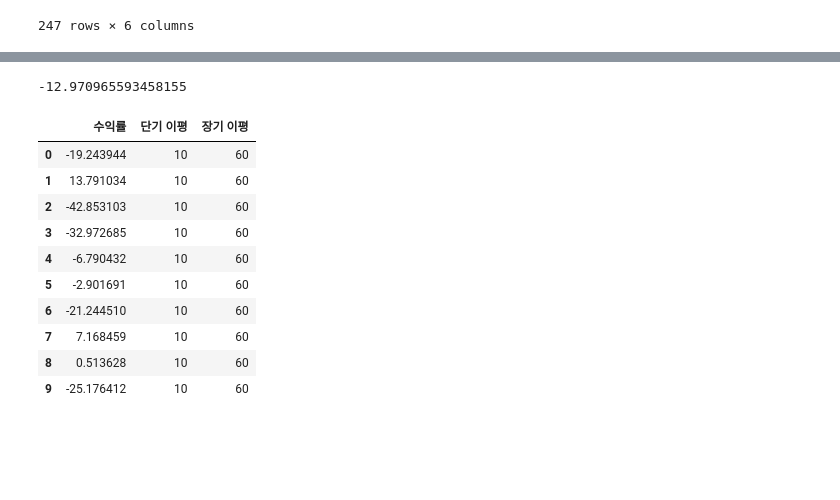
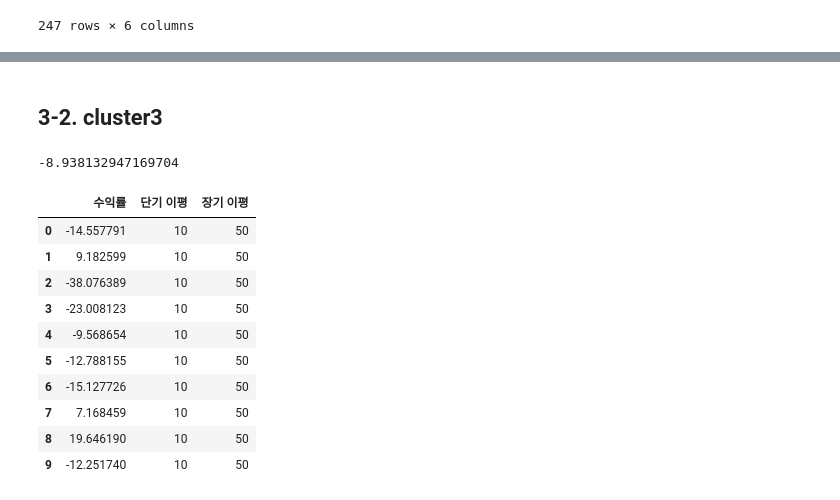
Before and after one commit to Jyassmin/UBION-PROJECT1, a Jupyter notebook: 3.Backtesting.ipynb, the cells around one changed output, grey strips where cells are left out. Cells and saved outputs as stored; diff of their text form; code cells hidden in the pictures; blank space fills up the shorter version.

```diff
--- a/3.Backtesting.ipynb
+++ b/3.Backtesting.ipynb
@@ -45,11 +51,13 @@ df.plot(y = ['Open', 'Close'], figsize = [15,8], grid = True)
 # %%
-df_1 = fdr.DataReader('005930','2018')
-df_2 = fdr.DataReader('066570','2018')
+# 변동(change) 확인 : 대한유화, 삼일씨엔에스
+df_1 = fdr.DataReader("006650", start, end)
+df_2 = fdr.DataReader("004440", start, end)
 
 df = pd.DataFrame()
-df['Samsung'] = df_1['Change']
-df['LG'] = df_2['Change']
+df['대한유화'] = df_1['Change']
+df['삼일씨엔에스'] = df_2['Change']
 
-df.tail(100).plot(figsize = [15, 8])
+# df.tail(100).plot(figsize = [10, 6]) # 최근 100일
+df.plot(figsize = [10, 6])
 # %% [output]
 <AxesSubplot: xlabel='Date'>
@@ -57,7 +64,0 @@ df.tail(100).plot(figsize = [15, 8])
-# %%
-# 백테스팅 기간 : 2021.04.01 ~ 2022.03.31
-start = datetime.datetime(2021, 4, 1)
-end = datetime.datetime(2022, 3, 31)
-
-df_0 = fdr.DataReader("006650", start, end)
-df_0
@@ -99,0 +105,10 @@ def get_return_sl(code, short, long):
+# %%
+list_cluster0 = ['226320', '149980', '002310', '081580', '109080', '009680', '100660', '067830', '008110', '066670']
+
+dfs = list()
+for i in list_cluster0:
+    dfs.append(get_return_sl(i, 10 ,50))
+df_result = pd.concat(dfs)
+df_result.reset_index(drop=True, inplace=True)
+print(sum(df_result["수익률"])/10)
+df_result
@@ -100,23 +128,25 @@ def get_return_sl(code, short, long):
+# %% [markdown]
+## 3-2. cluster3
 # %%
 list_cluster3 = ['006650', '004440', '100130', '084010', '011500', '121440', '147760', '210540', '108320', '025540']
 
 dfs = list()
 for i in list_cluster3:
-    dfs.append(get_return_sl(i, 10 ,60))
+    dfs.append(get_return_sl(i, 10 ,50))
 df_result = pd.concat(dfs)
 df_result.reset_index(drop=True, inplace=True)
 print(sum(df_result["수익률"])/10)
 df_result
 # %% [output]
--12.970965593458155
+-8.938132947169704
 |  | 수익률 | 단기 이평 | 장기 이평 |
-| 0 | -19.243944 | 10 | 60 |
-| 1 | 13.791034 | 10 | 60 |
-| 2 | -42.853103 | 10 | 60 |
-| 3 | -32.972685 | 10 | 60 |
-| 4 | -6.790432 | 10 | 60 |
-| 5 | -2.901691 | 10 | 60 |
-| 6 | -21.244510 | 10 | 60 |
-| 7 | 7.168459 | 10 | 60 |
-| 8 | 0.513628 | 10 | 60 |
-| 9 | -25.176412 | 10 | 60 |
+| 0 | -14.557791 | 10 | 50 |
+| 1 | 9.182599 | 10 | 50 |
+| 2 | -38.076389 | 10 | 50 |
+| 3 | -23.008123 | 10 | 50 |
+| 4 | -9.568654 | 10 | 50 |
+| 5 | -12.788155 | 10 | 50 |
+| 6 | -15.127726 | 10 | 50 |
+| 7 | 7.168459 | 10 | 50 |
+| 8 | 19.646190 | 10 | 50 |
+| 9 | -12.251740 | 10 | 50 |
```
Also changed, not shown: parts of 22 cells of this notebook.
